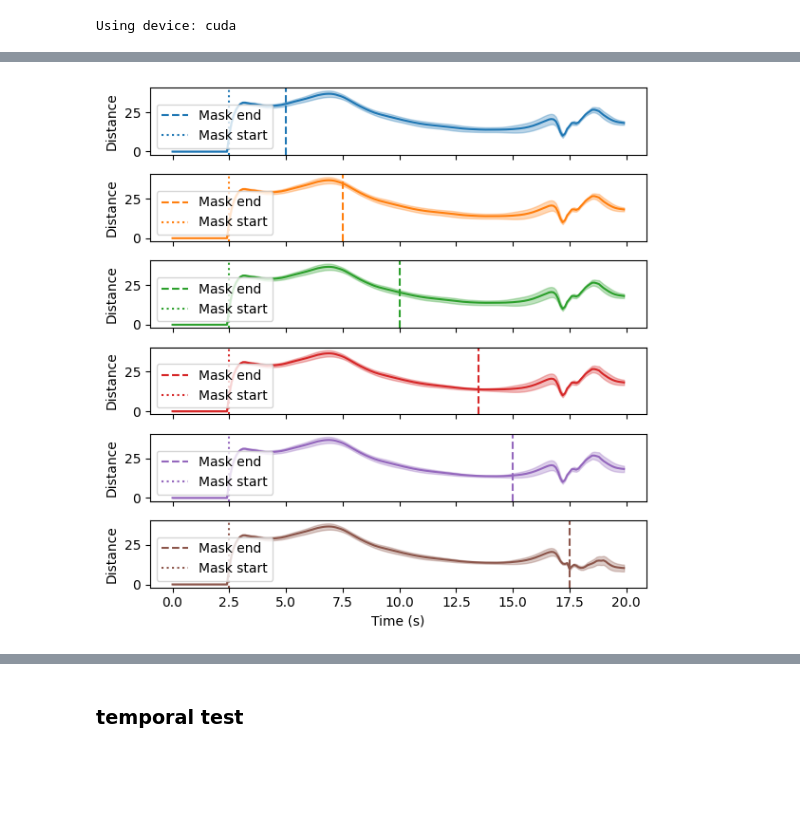
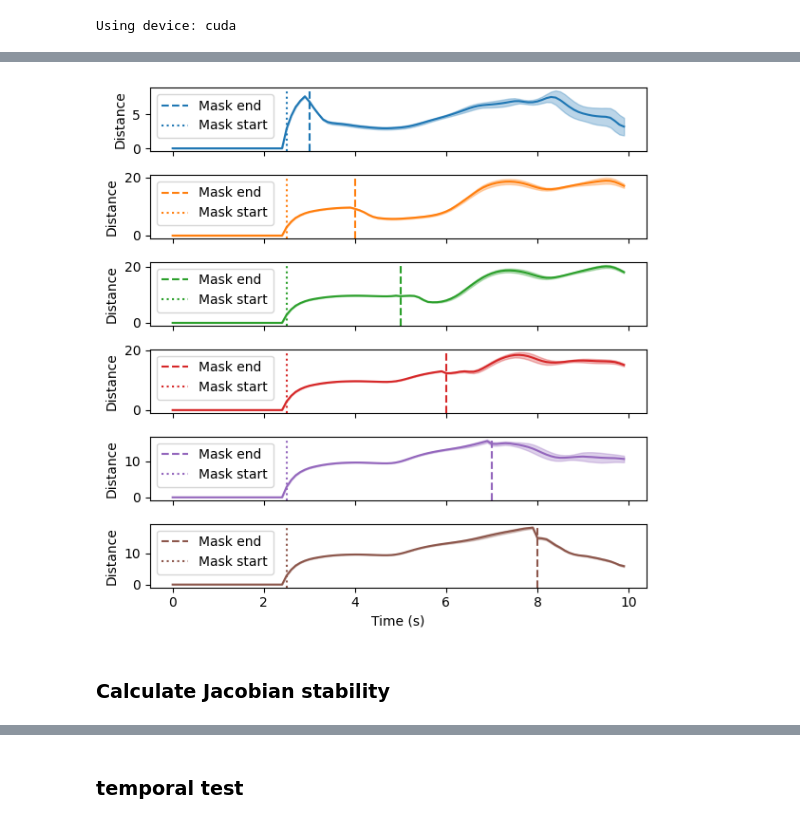
Before and after one commit to qrsyu/STCell, a Jupyter notebook: code/time_task.ipynb, the cells around one changed output, grey strips where cells are left out. Saved outputs shown, nothing was run; the diff lists cells and outputs as text; code cells hidden in the pictures; blank space fills up the shorter version.

```diff
--- a/code/time_task.ipynb
+++ b/code/time_task.ipynb
@@ -179,7 +193,7 @@ ref_fr = ref_fr[0].cpu().numpy()
 
 # Partially mask the input
 mask_start = 25
-mask_indices = [50, 75, 100, 135, 150, 175]
+mask_indices = [30, 40, 50, 60, 70, 80]
 
 # Set up the figure
 fig, ax = plt.subplots(len(mask_indices), 1, figsize=(6, len(mask_indices)), sharex=True)
@@ -187,34 +201,36 @@ for idx, mask_idx in enumerate(mask_indices):
 
     exp_vectors[:, mask_start:mask_idx, :] = 0
 
     # fr = RNNnet.run(exp_vectors)   # -> shape (B,T,N)
     fr = rnn(exp_vectors)[1].cpu().numpy()
 
     # Compute the higher dimensional distance
     dist = np.linalg.norm(fr - ref_fr, axis=-1)[0]  # (B,T)
 
     # Get the mean and std over batch
     mean_dist = np.mean(dist, axis=0)  # (T,)
     std_dist = np.std(dist, axis=0)    # (T,)
 
     # Plot the distance with error bars
     ax[idx].plot(np.arange(mean_dist.shape[0])/10, mean_dist, color=f'C{idx}')
     ax[idx].fill_between(np.arange(mean_dist.shape[0])/10,
                     mean_dist - std_dist,
                     mean_dist + std_dist,
                     color=f'C{idx}', alpha=0.3)
     # Plot the vertical dashed line at the mask point
     ax[idx].axvline(x=mask_idx/10, color=f'C{idx}', linestyle='--', label='Mask end')
     ax[idx].axvline(x=mask_start/10, color=f'C{idx}', linestyle=':', label='Mask start')
     ax[idx].set_ylabel('Distance')
     ax[idx].legend()
     # ax[idx].set_ylim(0, 40)
 
 plt.xlabel('Time (s)')
 plt.tight_layout()
 plt.savefig(f'../output/higher_dim_distance(RealModel-{load_data_type}).png')
 # %% [output]
-[figure, old version]
+[figure, new version]
+# %% [markdown]
+### Calculate Jacobian stability
 # %%
 ### Compute the Jacobian stability over time ###
 from theory_exp.jacobian import compute_jacobian_over_time2
```
Also changed, not shown: parts of 17 cells of this notebook, 13 other files.
